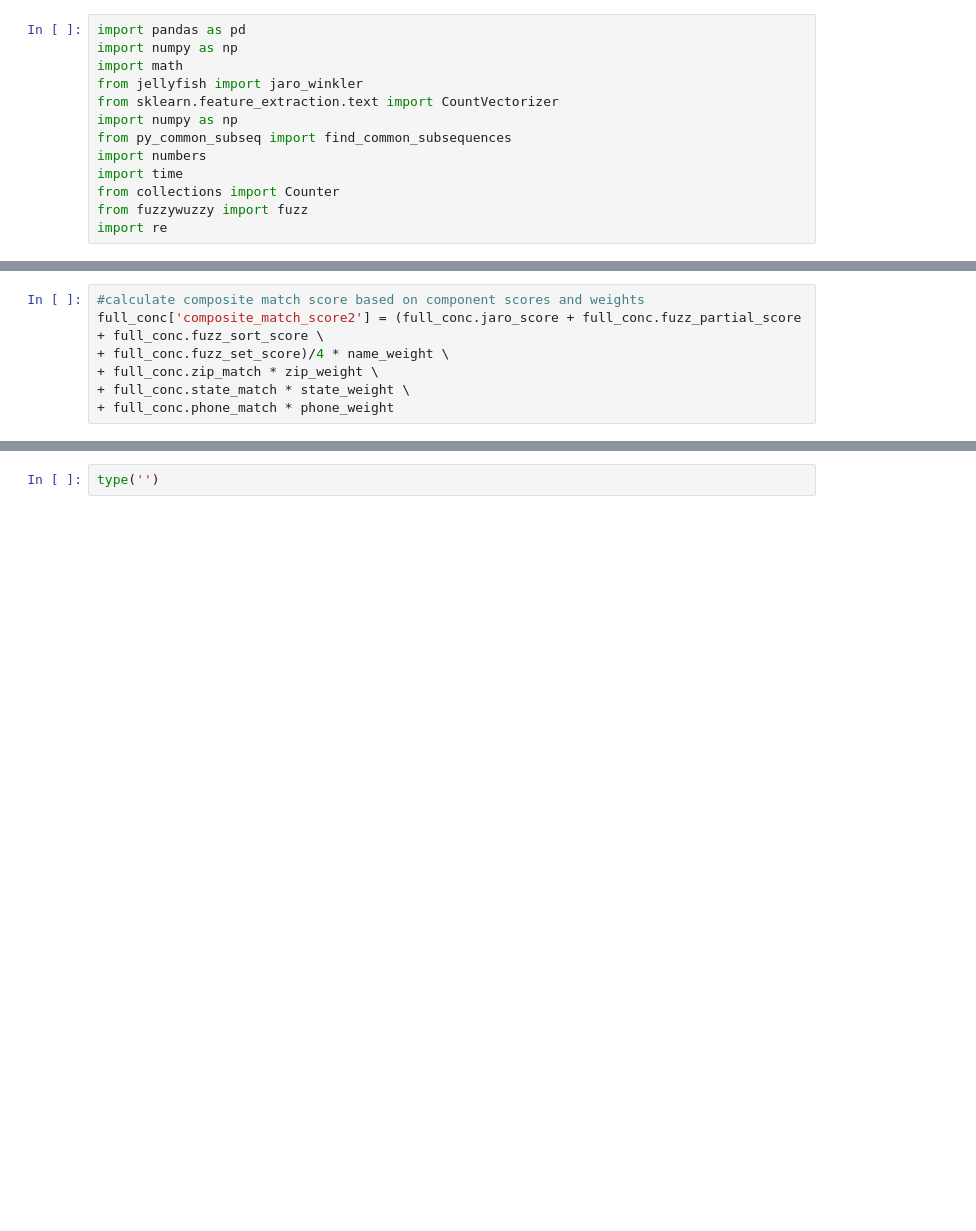
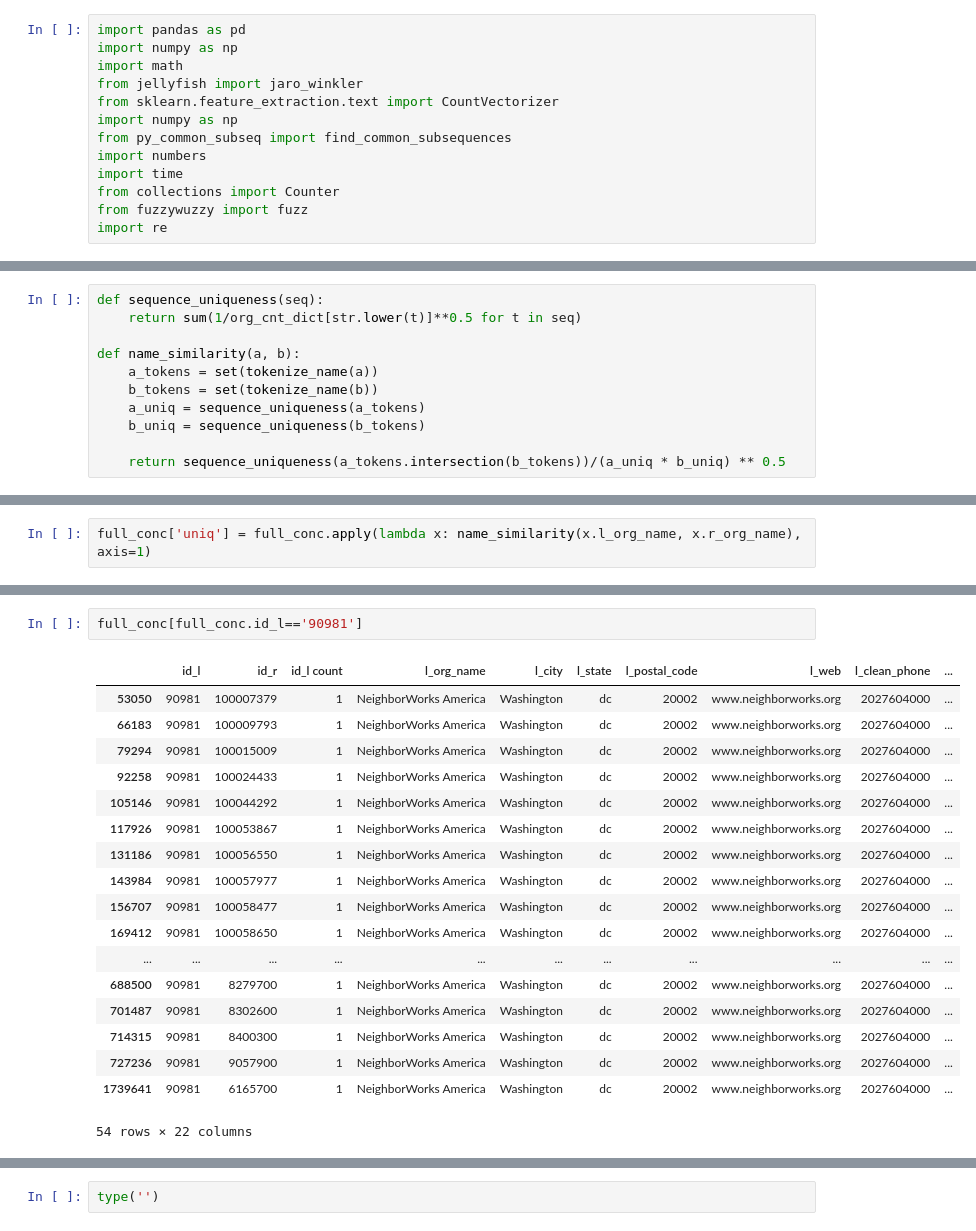
Before and after one commit to duncanjamesbell/data_matching, a Jupyter notebook: Org_Matcher_v2.0.ipynb, the cells around one changed output, grey strips where cells are left out. Cells and saved outputs as stored; diff of their text form; blank space fills up the shorter version.

Commit message:
working mostly on org matcher

```diff
--- a/Org_Matcher_v2.0.ipynb
+++ b/Org_Matcher_v2.0.ipynb
@@ -495,7 +494,0 @@ final duplicates isolated --- 0.12299990654 seconds ---
-# %%
-#calculate composite match score based on component scores and weights
-full_conc['composite_match_score2'] = (full_conc.jaro_score + full_conc.fuzz_partial_score + full_conc.fuzz_sort_score \
-+ full_conc.fuzz_set_score)/4 * name_weight \
-+ full_conc.zip_match * zip_weight \
-+ full_conc.state_match * state_weight \
-+ full_conc.phone_match * phone_weight
@@ -501,0 +578,11 @@ full_conc['composite_match_score2'] = (full_conc.jaro_score + full_conc.fuzz_par
+# %%
+def sequence_uniqueness(seq):
+    return sum(1/org_cnt_dict[str.lower(t)]**0.5 for t in seq)
+
+def name_similarity(a, b):
+    a_tokens = set(tokenize_name(a))
+    b_tokens = set(tokenize_name(b))
+    a_uniq = sequence_uniqueness(a_tokens)
+    b_uniq = sequence_uniqueness(b_tokens)
+
+    return sequence_uniqueness(a_tokens.intersection(b_tokens))/(a_uniq * b_uniq) ** 0.5
@@ -501,0 +635,2 @@ full_conc['composite_match_score2'] = (full_conc.jaro_score + full_conc.fuzz_par
+# %%
+full_conc['uniq'] = full_conc.apply(lambda x: name_similarity(x.l_org_name, x.r_org_name), axis=1)
@@ -501,0 +647,21 @@ full_conc['composite_match_score2'] = (full_conc.jaro_score + full_conc.fuzz_par
+# %%
+full_conc[full_conc.id_l=='90981']
+# %% [output]
+|  | id_l | id_r | id_l count | l_org_name | l_city | l_state | l_postal_code | l_web | l_clean_phone | ... |
+| 53050 | 90981 | 100007379 | 1 | NeighborWorks America | Washington | dc | 20002 | www.neighborworks.org | 2027604000 | ... |
+| 66183 | 90981 | 100009793 | 1 | NeighborWorks America | Washington | dc | 20002 | www.neighborworks.org | 2027604000 | ... |
+| 79294 | 90981 | 100015009 | 1 | NeighborWorks America | Washington | dc | 20002 | www.neighborworks.org | 2027604000 | ... |
+| 92258 | 90981 | 100024433 | 1 | NeighborWorks America | Washington | dc | 20002 | www.neighborworks.org | 2027604000 | ... |
+| 105146 | 90981 | 100044292 | 1 | NeighborWorks America | Washington | dc | 20002 | www.neighborworks.org | 2027604000 | ... |
+| 117926 | 90981 | 100053867 | 1 | NeighborWorks America | Washington | dc | 20002 | www.neighborworks.org | 2027604000 | ... |
+| 131186 | 90981 | 100056550 | 1 | NeighborWorks America | Washington | dc | 20002 | www.neighborworks.org | 2027604000 | ... |
+| 143984 | 90981 | 100057977 | 1 | NeighborWorks America | Washington | dc | 20002 | www.neighborworks.org | 2027604000 | ... |
+| 156707 | 90981 | 100058477 | 1 | NeighborWorks America | Washington | dc | 20002 | www.neighborworks.org | 2027604000 | ... |
+| 169412 | 90981 | 100058650 | 1 | NeighborWorks America | Washington | dc | 20002 | www.neighborworks.org | 2027604000 | ... |
+| ... | ... | ... | ... | ... | ... | ... | ... | ... | ... | ... |
+| 688500 | 90981 | 8279700 | 1 | NeighborWorks America | Washington | dc | 20002 | www.neighborworks.org | 2027604000 | ... |
+| 701487 | 90981 | 8302600 | 1 | NeighborWorks America | Washington | dc | 20002 | www.neighborworks.org | 2027604000 | ... |
+| 714315 | 90981 | 8400300 | 1 | NeighborWorks America | Washington | dc | 20002 | www.neighborworks.org | 2027604000 | ... |
+| 727236 | 90981 | 9057900 | 1 | NeighborWorks America | Washington | dc | 20002 | www.neighborworks.org | 2027604000 | ... |
+| 1739641 | 90981 | 6165700 | 1 | NeighborWorks America | Washington | dc | 20002 | www.neighborworks.org | 2027604000 | ... |
+54 rows × 22 columns
```
Also changed, not shown: parts of 62 cells of this notebook, 2 other files.
